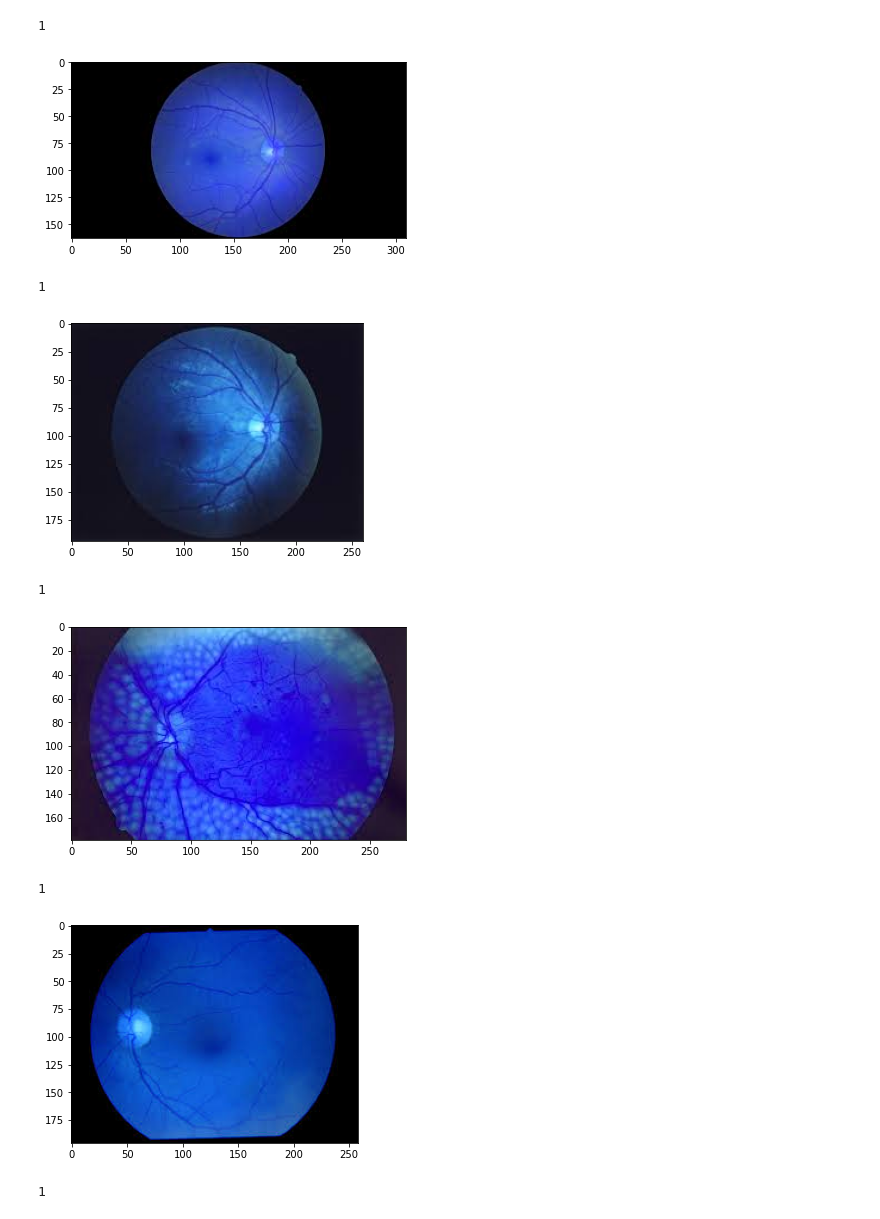
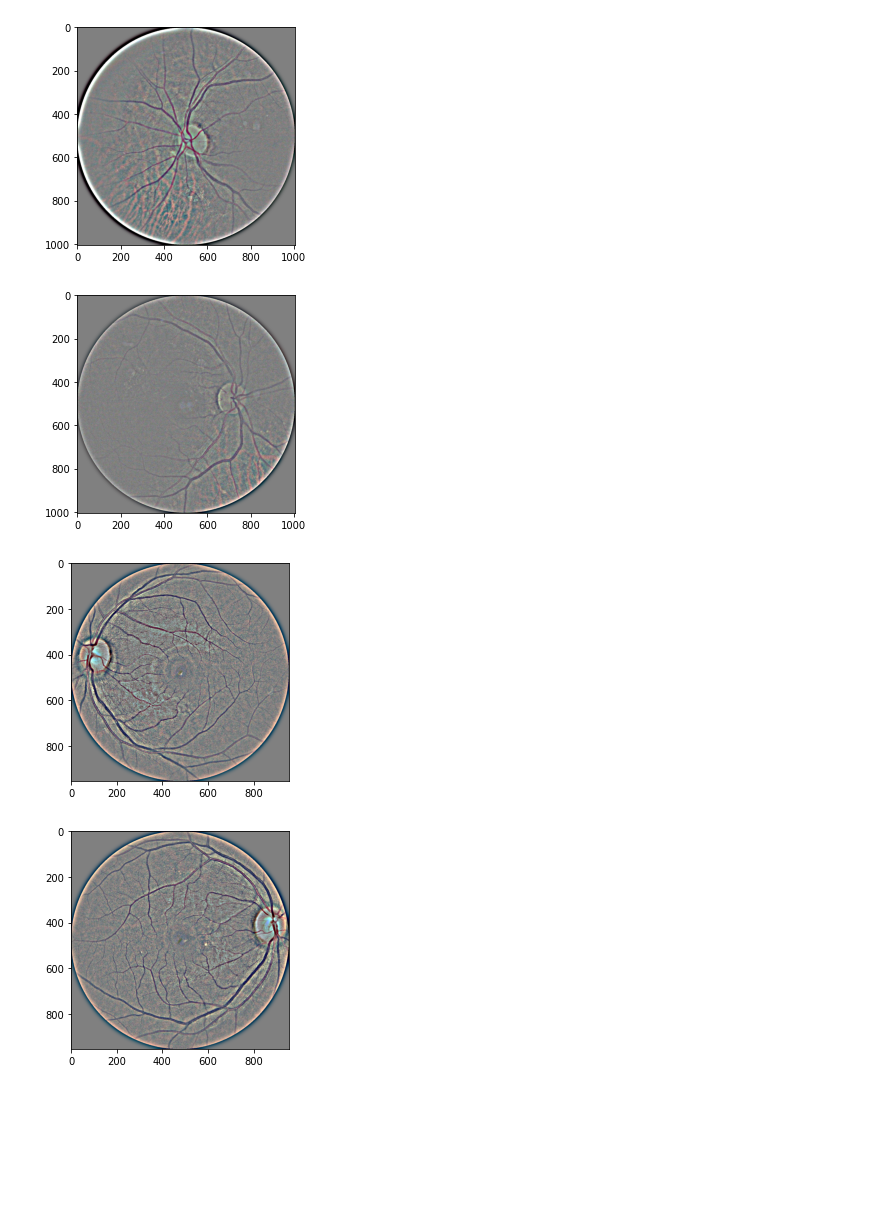
Before and after one commit to lucieluneau/blindness_detection, a Jupyter notebook: notebooks/Jade_preprocessing_check_functions.ipynb, the cells around one changed output. Drawn from its saved outputs; the diff is of its cells as text; code cells hidden in the pictures; blank space fills up the shorter version.

```diff
--- a/notebooks/Jade_preprocessing_check_functions.ipynb
+++ b/notebooks/Jade_preprocessing_check_functions.ipynb
@@ -23,20 +9,20 @@ def dataframe():
     df.rename(columns = {'image':'id_code', 'level':'diagnosis'}, inplace = True)
     return df
 
-def create_path(s):
+def create_path():
     df = dataframe()
     x = df['id_code']
     y = df['diagnosis']
     paths = []
-    for i in x[:subset]:
+    for i in x:
         path = PATH_OF_IMAGE+f'{i}.jpeg'
         paths.append(path)
     return paths
 
-def load_data(subset):
+def load_data(subset=None):
     paths = create_path()
     imgs = []
-    for path in paths:
+    for path in paths[:subset]:
         img = cv2.imread(path)
         imgs.append(np.array(img))
     X = np.array(imgs)
@@ -47,7 +33,7 @@ def preprocessing_1_autocropping(sigmaX=10):
     Create circular crop around image centre and applies Ben Graham's color
     """
 
-    X = load_data()
+    X = load_data(subset =10)
 
     images = []
 
@@ -97,13 +83,13 @@ def first_cropping(img,tol=7):
         return img
 
 def preprocessing_2_same_size():
-    X = load_data()
+    X = load_data(subset = 10)
     images = []
     for image in X:
         image = cv2.cvtColor(image, cv2.COLOR_BGR2RGB)
         image = first_cropping(image)
         image = cv2.resize(image, (512, 512))
-        image=cv2.addWeighted ( image,4, cv2.GaussianBlur( image , (0,0) , 10) ,-4 ,128)
+        image=cv2.addWeighted(image,4, cv2.GaussianBlur(image , (0,0) , 10) ,-4 ,128)
         images.append(np.array(image))
 
     preprocessed_X_same_size = np.array(images)
@@ -216,15 +107,11 @@ array([array([[[0, 0, 0],
+# %%
+preprocessed_autocropping = preprocessing_1_autocropping()
 # %%
-for img in X:
-    print(1)
-    plt.imshow(img)
+for image in preprocessed_autocropping:
+    plt.imshow(image)
     plt.show()
 # %% [output]
-1
-[figure, old version]
+[figure, new version]
-1
-[figure, old version]
+[figure, new version]
-1
-[figure, old version]
+[figure, new version]
-1
-[figure, old version]
+[figure, new version]
-1
```
Also changed, not shown: parts of 19 cells of this notebook.
